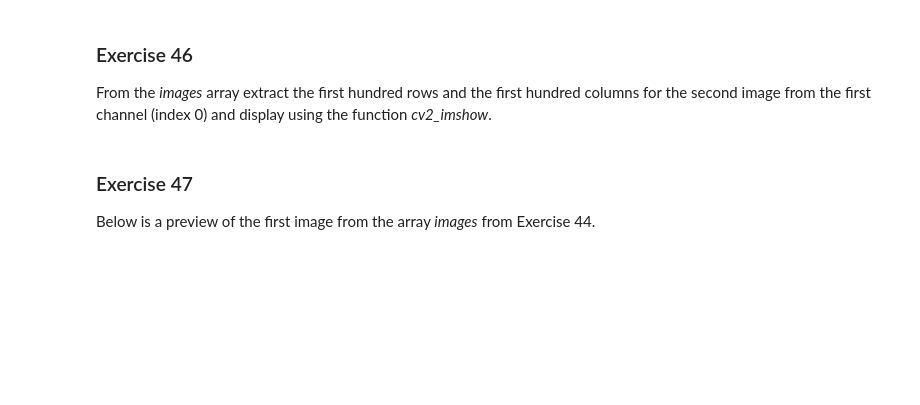
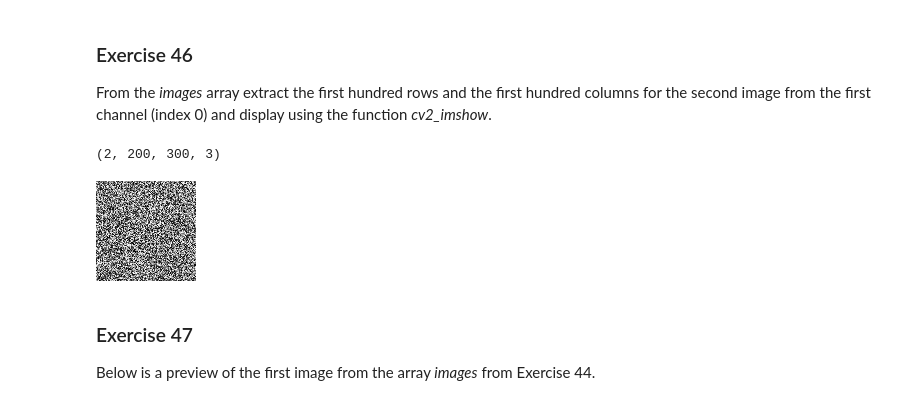
Before and after one commit to ZoanHy/250_Exercises_DS_Bootcamp, a Jupyter notebook: 041_050_exercises.ipynb, the cells around one changed output. Saved outputs shown, nothing was run; the diff lists cells and outputs as text; code cells hidden in the pictures; blank space fills up the shorter version.

```diff
--- a/041_050_exercises.ipynb
+++ b/041_050_exercises.ipynb
@@ -115,3 +125,14 @@ image1 = np.random.randint(low=0, high=256, size=(200, 300, 3), dtype=np.uint8)
 image2 = np.random.randint(low=0, high=256, size=(200, 300, 3), dtype=np.uint8)
 
 # enter solution here
+
+image1 = np.expand_dims(image1, axis=0)
+image2 = np.expand_dims(image2, axis=0)
+
+print(image1.shape)
+print(image2.shape)
+
+print(np.concatenate((image1, image2)).shape)
+print(np.append(image1, image2, axis=0).shape)
+
+images = np.concatenate((image1, image2))
@@ -125,6 +163,13 @@ From the _images_ array from the previous exercise, extract the first ten rows a
 From the _images_ array extract the first hundred rows and the first hundred columns for the second image from the first channel (index 0) and display using the function _cv2_imshow_.
 # %%
 # enter solution here
+images.shape
+# %% [output]
+(2, 200, 300, 3)
+# %%
+cv2_imshow(images[1, :100, :100, 0])
+# %% [output]
+[figure, added]
 # %% [markdown]
 ### <a name='7'></a> Exercise 47
 Below is a preview of the first image from the array _images_ from Exercise 44.
```
Also changed, not shown: parts of 18 cells of this notebook.
